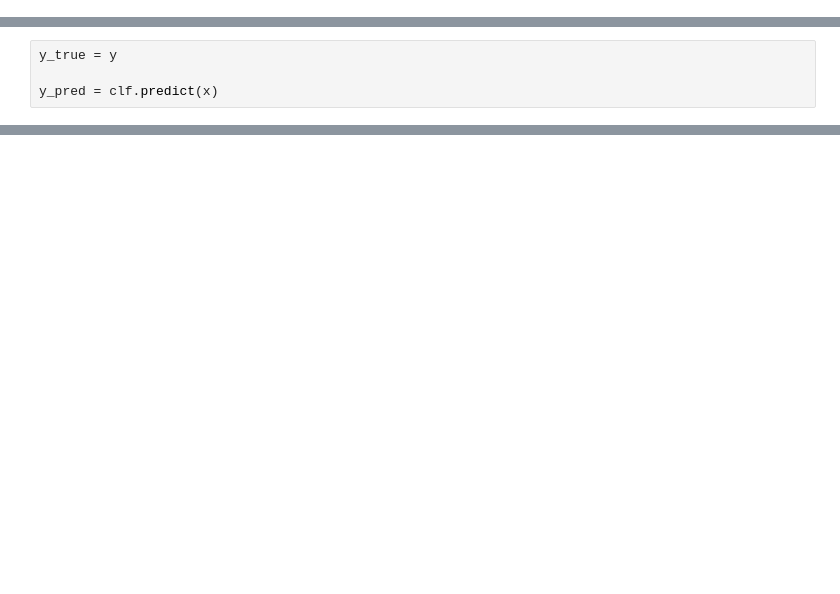
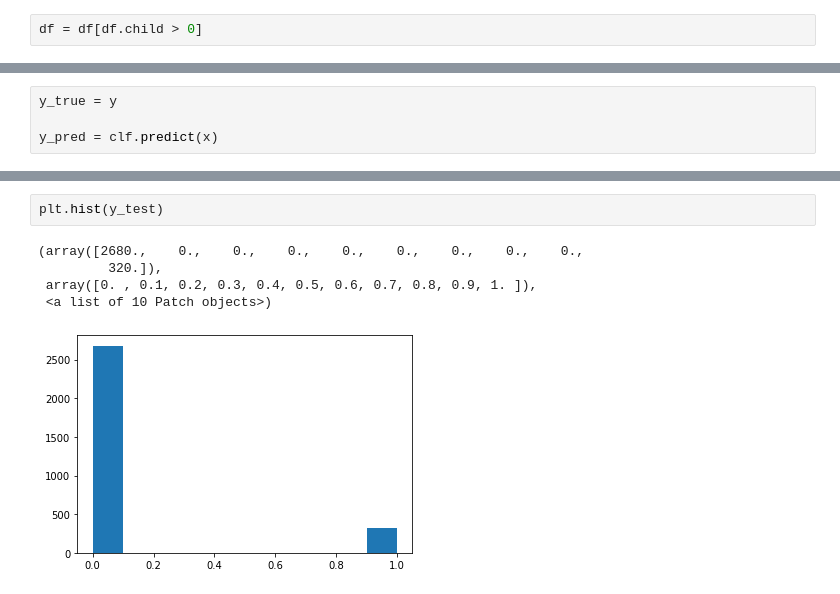
Before and after one commit to ThapaRahul/Superficial-Intelligence, a Jupyter notebook: ensemble_test.ipynb, the cells around one changed output, grey strips where cells are left out. Saved outputs shown, nothing was run; the diff lists cells and outputs as text; blank space fills up the shorter version.

```diff
--- a/ensemble_test.ipynb
+++ b/ensemble_test.ipynb
@@ -13,2 +18,4 @@ import matplotlib.pyplot as plt
 # %%
 df = pd.read_pickle("cleanDataDraft1.pkl")
+# %%
+df = df[df.child > 0]
@@ -54,3 +109,11 @@ conf_matrix = confusion_matrix(y_true, y_pred)
+# %%
+plt.hist(y_test)
+# %% [output]
+(array([2680.,    0.,    0.,    0.,    0.,    0.,    0.,    0.,    0.,
+         320.]),
+ array([0. , 0.1, 0.2, 0.3, 0.4, 0.5, 0.6, 0.7, 0.8, 0.9, 1. ]),
+ <a list of 10 Patch objects>)
+[figure, added]
 # %%
 conf_matrix
 # %% [output]
```
Also changed, not shown: parts of 26 cells of this notebook.
